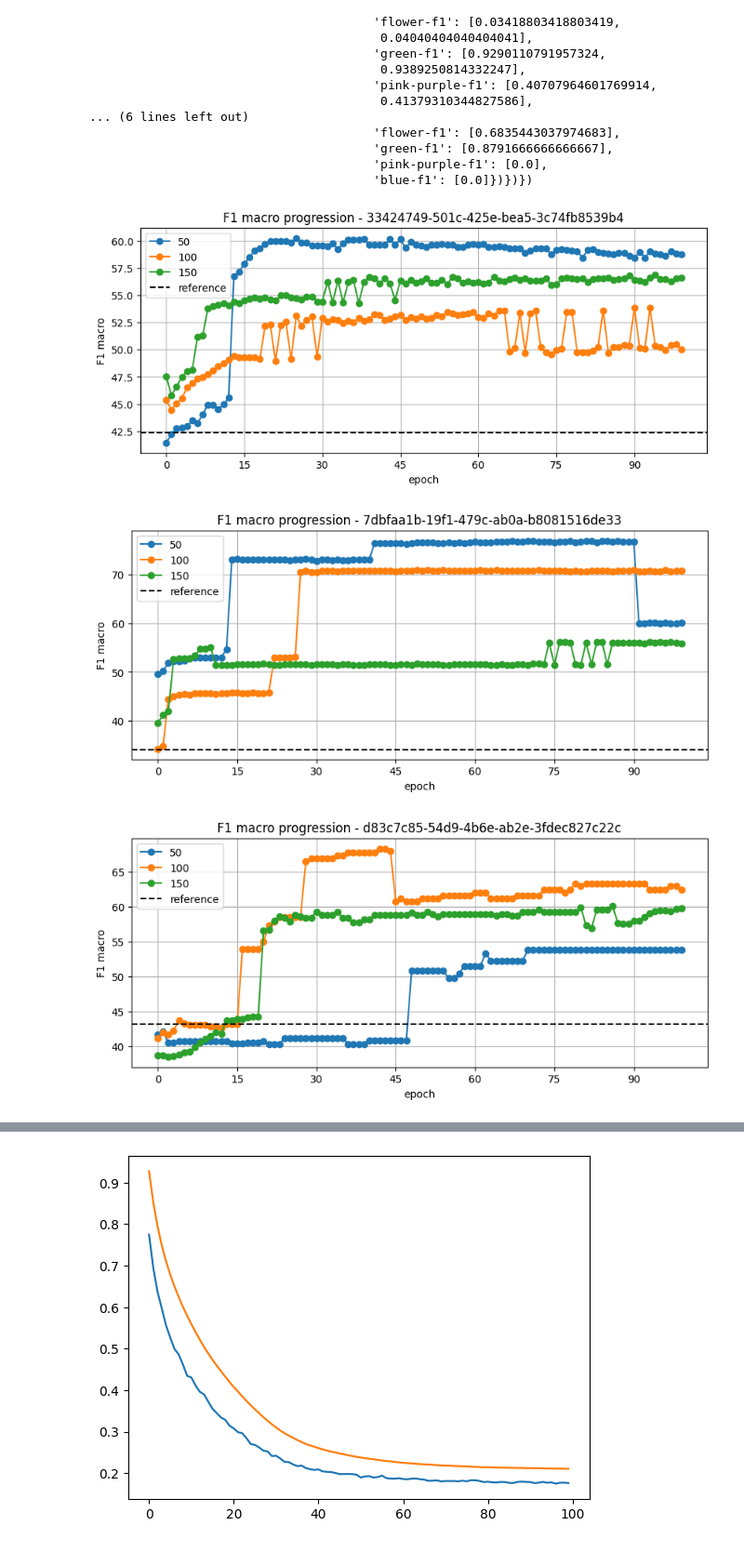
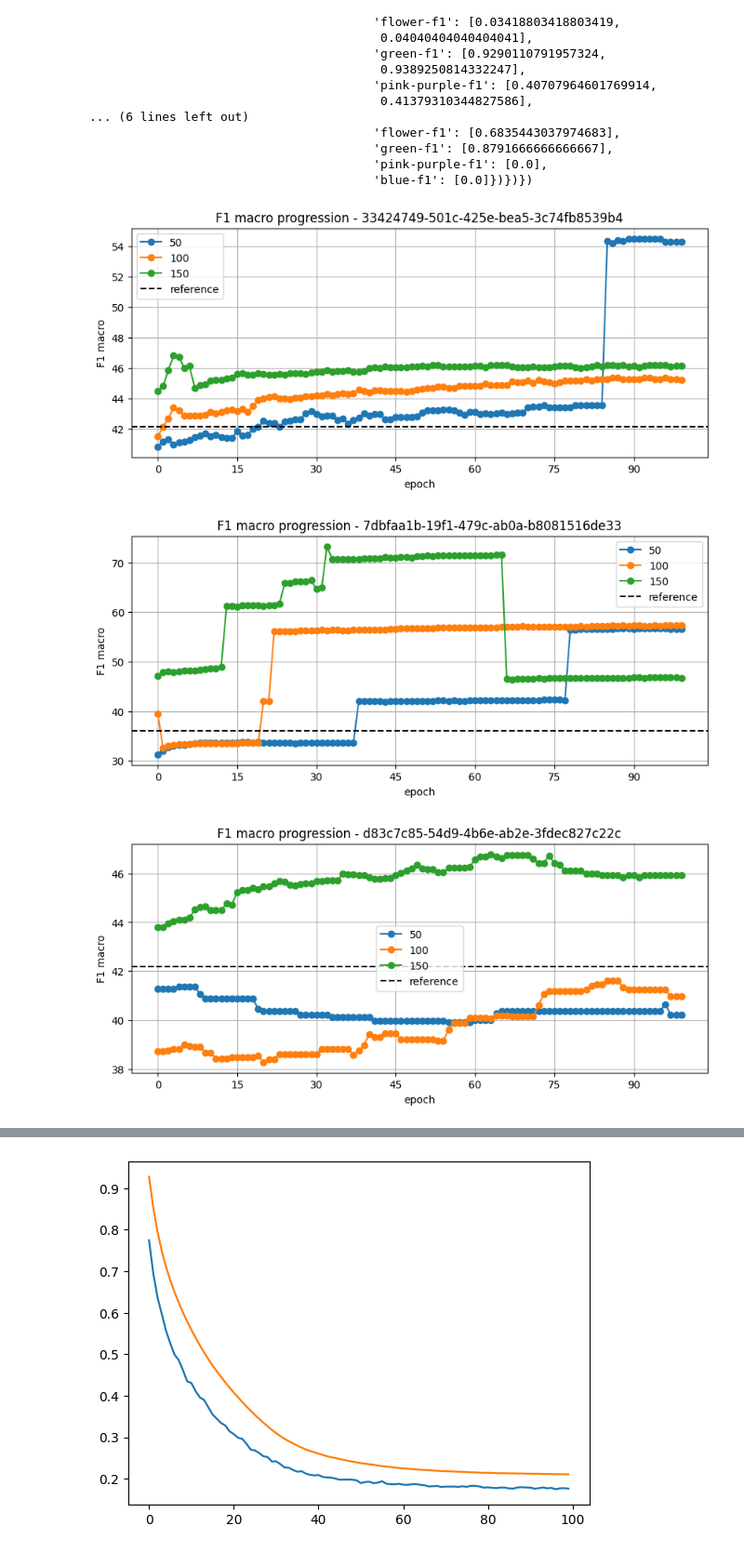
Before and after one commit to kpetrakis-eden/ml-sandbox, a Jupyter notebook: notebooks/finetuning.ipynb, the cells around one changed output, grey strips where cells are left out. Shown at 93% size. Drawn from its saved outputs; the diff is of its cells as text; code cells hidden in the pictures.

Commit message:
finetuning swinv2tiny on 80-20 split

```diff
--- a/notebooks/finetuning.ipynb
+++ b/notebooks/finetuning.ipynb
@@ -313,13 +313,14 @@ for uuid in UUIDS:
         crop.save(dst_box_path)
 
 
-    SPLITTED_ROOT = Path().cwd().parents[0] / "data" / "processed" / f"finetuning-splitted-{n_images}"
+    # SPLITTED_ROOT = Path().cwd().parents[0] / "data" / "processed" / f"finetuning-splitted-{n_images}"
+    SPLITTED_ROOT = Path().cwd().parents[0] / "data" / "processed" / f"finetuning-splitted8020-{n_images}" # for 80-20 split
     SPLITTED_DATASET = SPLITTED_ROOT / uuid
     if SPLITTED_DATASET.exists():
       shutil.rmtree(SPLITTED_DATASET)
     (train_folder := SPLITTED_DATASET / "train").mkdir(parents=True, exist_ok=True)
     (dev_folder := SPLITTED_DATASET / "dev").mkdir(parents=True, exist_ok=True)
-    train_ratio = 0.9 # 90% train, 10% dev
+    train_ratio = 0.8 # 90% train, 10% dev
 
     for cls_dir in BEFORE_SPLIT_DATASET.iterdir():
       cls_name = cls_dir.name
@@ -391,13 +390,13 @@ CLASS_NAMES = ["bud", "flower", "green", "pink-purple", "blue"]
 CLASS_MAPPING = {str(id):CLASS_NAMES[id] for id in LABEL_IDS}
 
 seed_everything(123456789)
-generator = torch.Generator().manual_seed(123456789)
-device = torch.device("cuda:1")
+g = torch.Generator().manual_seed(123456789)
+device = torch.device("cuda:0")
 EPOCHS = 100
 BATCH_SIZE = 128
 # ============================================================
-# run_id = "7f572b99e4224dbe98221ffff3557390" # swinv2tiny
-run_id = "7626a94ac30f40bb8b88d3c7e69b9eae" # hpo.convnexttiny.weighted.aug.correct-trial-16 in merged-pinkblue runs
+run_id = "7f572b99e4224dbe98221ffff3557390" # swinv2tiny
+# run_id = "7626a94ac30f40bb8b88d3c7e69b9eae" # hpo.convnexttiny.weighted.aug.correct-trial-16 in merged-pinkblue runs
 client = mlflow.tracking.MlflowClient()
 run = client.get_run(run_id)
 # ============================================================
@@ -423,8 +422,8 @@ dev_transforms = v2.Compose([
 def get_loaders(uuid_path: Path):
   train_ds = ImageFolder(uuid_path / "train", transform=train_transforms, allow_empty=True)
   dev_ds   = ImageFolder(uuid_path / "dev", transform=dev_transforms, allow_empty=True)
-  train_loader = DataLoader(train_ds, batch_size=BATCH_SIZE, shuffle=True)
-  dev_loader   = DataLoader(dev_ds, batch_size=BATCH_SIZE, shuffle=False)
+  train_loader = DataLoader(train_ds, batch_size=BATCH_SIZE, shuffle=True, num_workers=12, generator=g)
+  dev_loader   = DataLoader(dev_ds, batch_size=BATCH_SIZE, shuffle=False, num_workers=12, generator=g)
 
   return train_loader, dev_loader
 
@@ -437,7 +436,8 @@ METRICS_DICT = defaultdict(
 N_IMAGES_TO_USE_IN_FINETUNE = [50, 100, 150]
 # n_images = N_IMAGES_TO_USE_IN_FINETUNE[0]
 for n_images in N_IMAGES_TO_USE_IN_FINETUNE:
-  ROOT = Path().cwd().parents[0] / "data" / "processed" / f"finetuning-splitted-{n_images}"
+  # ROOT = Path().cwd().parents[0] / "data" / "processed" / f"finetuning-splitted-{n_images}"
+  ROOT = Path().cwd().parents[0] / "data" / "processed" / f"finetuning-splitted8020-{n_images}" # for finetuning on 80-20 split
   # match = re.search(r"(\d+)$", ROOT.name)
   # sample_images_str = match.group(1) # number of sampled images
 
@@ -532,8 +543,8 @@ from matplotlib.ticker import MaxNLocator
 
 output_dir = Path("plots")
 output_dir.mkdir(exist_ok=True)
-# model_name = "swinv2tiny"
-model_name = "convnexttiny"
+model_name = "swinv2tiny8020"
+# model_name = "convnexttiny"
 
 # for swinv2tiny
 swinv2tiny_reference_f1 = {
@@ -542,45 +553,45 @@ swinv2tiny_reference_f1 = {
   "b1d30ef2-0953-45bb-a65f-99770ed0dce3": 40.21,
   "f54bc9dd-bb2e-4b46-b332-a14a594245a9": 41.46,
   "d83c7c85-54d9-4b6e-ab2e-3fdec827c22c": 42.20,
   "7dbfaa1b-19f1-479c-ab0a-b8081516de33": 36.08
 }
-convnexttiny_reference_f1 = {
-  "33424749-501c-425e-bea5-3c74fb8539b4": 42.34,
-  "0cc79c26-3350-4e0b-af74-3578c3970157": 42.25,
-  "b1d30ef2-0953-45bb-a65f-99770ed0dce3": 41.92,
-  "f54bc9dd-bb2e-4b46-b332-a14a594245a9": 41.19,
-  "d83c7c85-54d9-4b6e-ab2e-3fdec827c22c": 43.20,
-  "7dbfaa1b-19f1-479c-ab0a-b8081516de33": 34.13
-}
+# convnexttiny_reference_f1 = {
+#   "33424749-501c-425e-bea5-3c74fb8539b4": 42.34,
+#   "0cc79c26-3350-4e0b-af74-3578c3970157": 42.25,
+#   "b1d30ef2-0953-45bb-a65f-99770ed0dce3": 41.92,
+#   "f54bc9dd-bb2e-4b46-b332-a14a594245a9": 41.19,
+#   "d83c7c85-54d9-4b6e-ab2e-3fdec827c22c": 43.20,
+#   "7dbfaa1b-19f1-479c-ab0a-b8081516de33": 34.13
+# }
 for uuid, splits in METRICS_DICT.items():
   plt.figure(figsize=(10, 4))
   for split in ["50", "100", "150"]:
     values = splits[split]["f1_macro"]
     steps = list(range(len(values)))  # x-axis = progression steps
 
     plt.plot(steps, values, marker='o', label=f"{split}")
 
   # reference line
-  # if uuid in swinv2tiny_reference_f1:
-  #   ref = swinv2tiny_reference_f1[uuid]
-  if uuid in convnexttiny_reference_f1:
-    ref = convnexttiny_reference_f1[uuid]
+  if uuid in swinv2tiny_reference_f1:
+    ref = swinv2tiny_reference_f1[uuid]
+  # if uuid in convnexttiny_reference_f1:
+    # ref = convnexttiny_reference_f1[uuid]
     plt.axhline(ref, linestyle='--', color='black', label='reference')
 
   plt.title(f"F1 macro progression - {uuid}")
   plt.xlabel("epoch")
   plt.ylabel("F1 macro")
   plt.gca().xaxis.set_major_locator(MaxNLocator(integer=True)) # to remove 0.25, 0.5 .. from x axis
   plt.legend()
   plt.grid(True)
 
   # save figure
   filename = output_dir / f"{model_name}-{uuid}.png"
   plt.savefig(filename, dpi=300, bbox_inches="tight")
 
   plt.show()
   plt.close()
 # %% [output]
-[figure, old version]
+[figure, new version]
-[figure, old version]
+[figure, new version]
-[figure, old version]
+[figure, new version]
```
Also changed, not shown: parts of 7 cells of this notebook, 1 other file.
